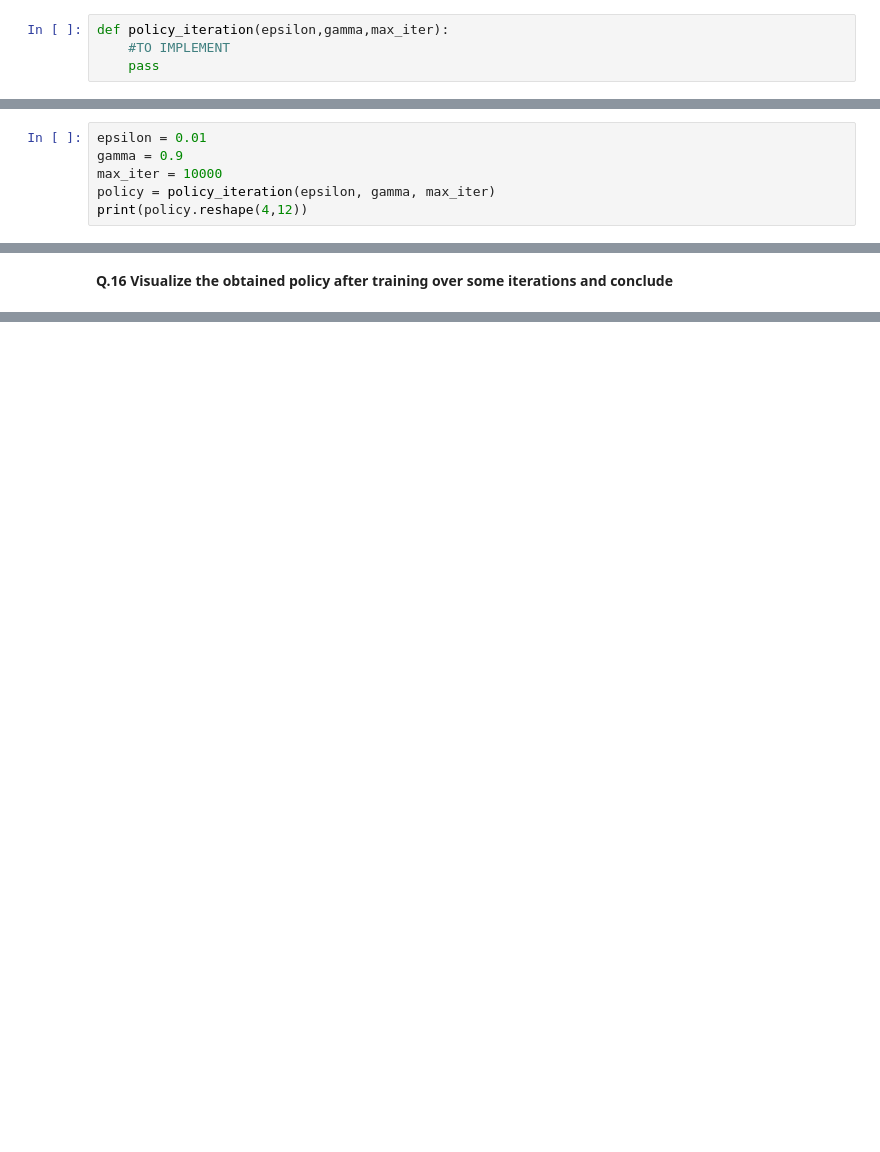
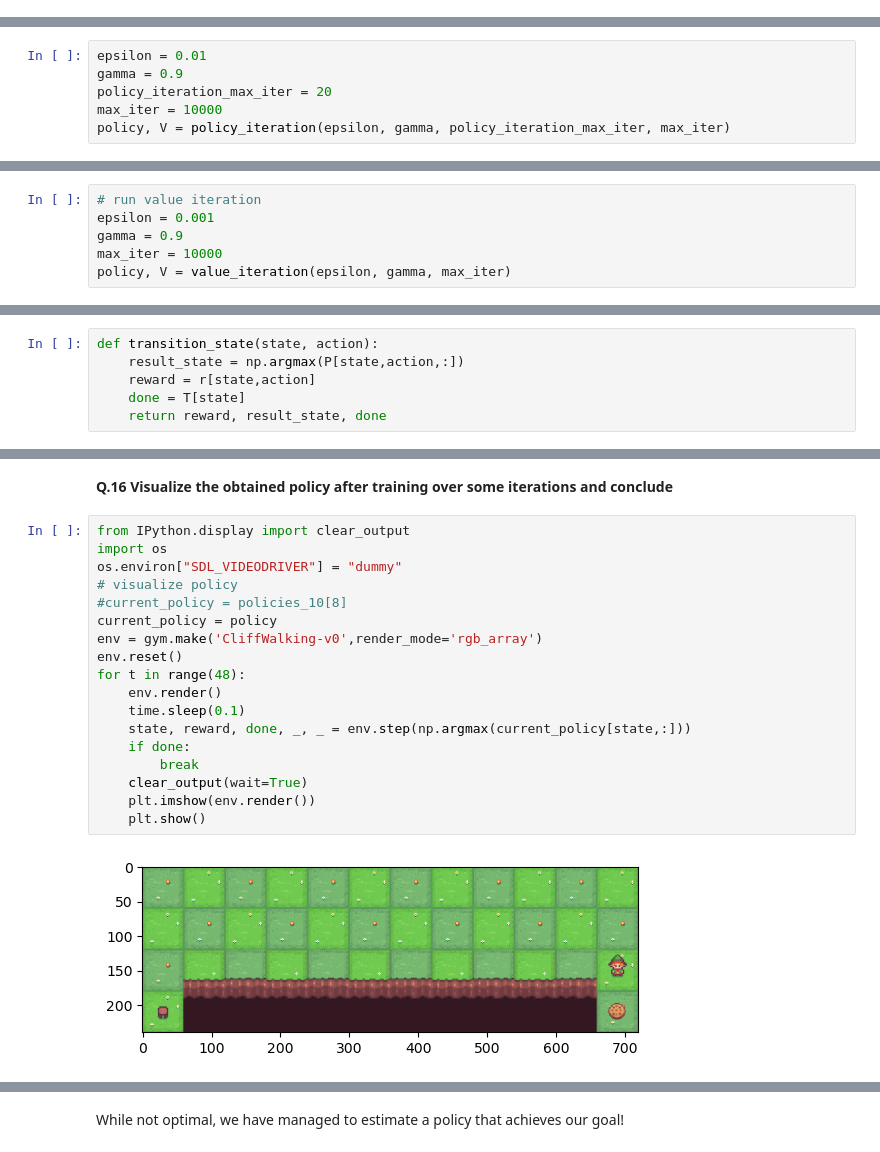
Before and after one commit to Dorin-D/m2-paris-saclay, a Jupyter notebook: reinforcement_learning/TP_1/TP_1.ipynb, the cells around one changed output, grey strips where cells are left out. Saved outputs shown, nothing was run; the diff lists cells and outputs as text; blank space fills up the shorter version.

````diff
--- a/reinforcement_learning/TP_1/TP_1.ipynb
+++ b/reinforcement_learning/TP_1/TP_1.ipynb
@@ -286,6 +400,2 @@ def policy_improve(V, policy):
 # %% [markdown]
 **Q.10 Using the two preceding functions, build the Policy Iteration algorithm**
-# %%
-def policy_iteration(epsilon,gamma,max_iter):
-    #TO IMPLEMENT
-    pass
@@ -292,6 +417,6 @@ def policy_iteration(epsilon,gamma,max_iter):
 # %%
 epsilon = 0.01
 gamma = 0.9
+policy_iteration_max_iter = 20
 max_iter = 10000
-policy = policy_iteration(epsilon, gamma, max_iter)
-print(policy.reshape(4,12))
+policy, V = policy_iteration(epsilon, gamma, policy_iteration_max_iter, max_iter)
@@ -303,0 +519,6 @@ print(policy.reshape(4,12))
+# %%
+# run value iteration
+epsilon = 0.001
+gamma = 0.9
+max_iter = 10000
+policy, V = value_iteration(epsilon, gamma, max_iter)
@@ -321,3 +566,9 @@ You will need :
 - To use the ```step()``` method to act on the environment
 - To update your knowledge of q on the trajectory of the episode.
 - To update the current policy given the update of q.
+# %%
+def transition_state(state, action):
+    result_state = np.argmax(P[state,action,:])
+    reward = r[state,action]
+    done = T[state]
+    return reward, result_state, done
@@ -324,2 +650,22 @@ You will need :
 # %% [markdown]
 **Q.16 Visualize the obtained policy after training over some iterations and conclude**
+# %%
+from IPython.display import clear_output
+import os
+os.environ["SDL_VIDEODRIVER"] = "dummy"
+# visualize policy
+#current_policy = policies_10[8]
+current_policy = policy
+env = gym.make('CliffWalking-v0',render_mode='rgb_array')
+env.reset()
+for t in range(48):
+    env.render()
+    time.sleep(0.1)
+    state, reward, done, _, _ = env.step(np.argmax(current_policy[state,:]))
+    if done:
+        break
+    clear_output(wait=True)
+    plt.imshow(env.render())
+    plt.show()
+# %% [output]
+[figure, added]
@@ -325,0 +673,2 @@ You will need :
+# %% [markdown]
+While not optimal, we have managed to estimate a policy that achieves our goal!
````
Also changed, not shown: parts of 47 cells of this notebook, 2 other files.
